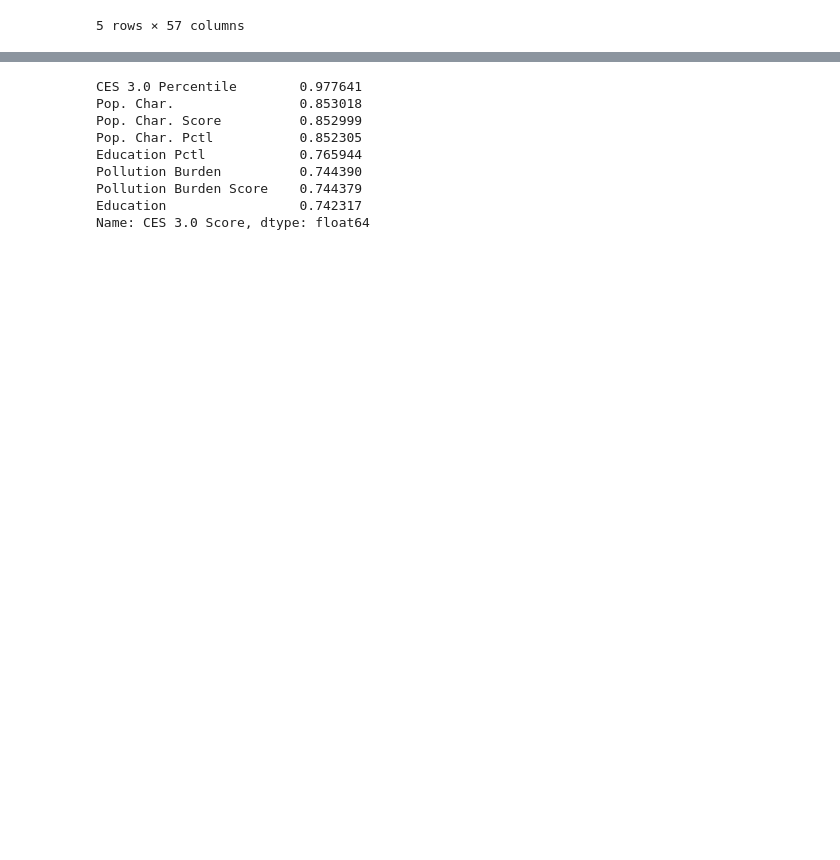
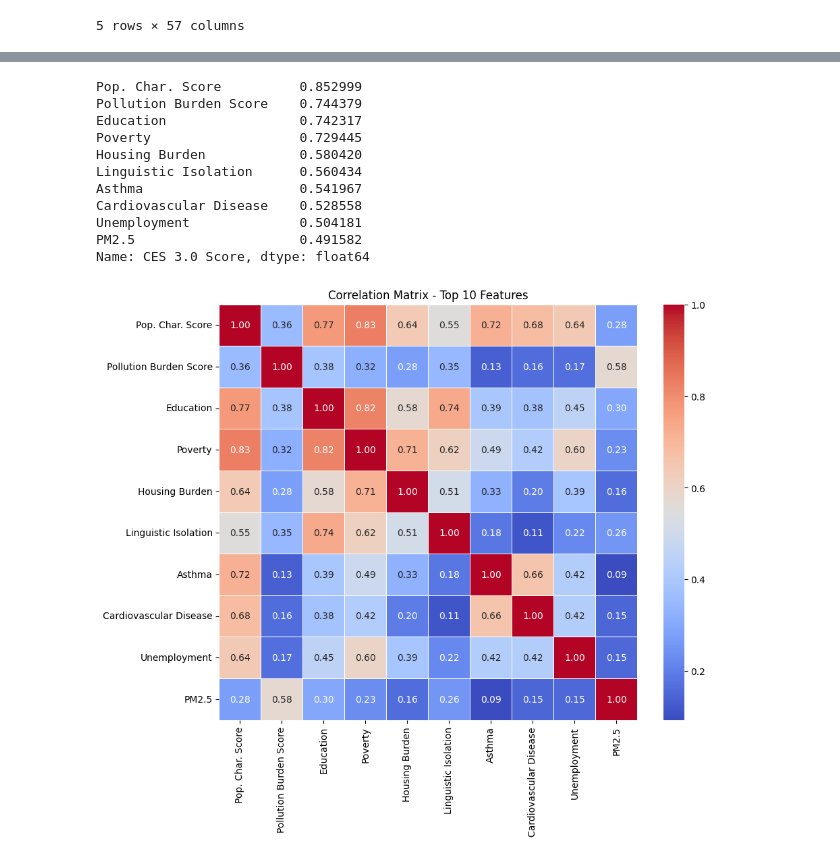
Before and after one commit to KarthikPudi/602-Project, a Jupyter notebook: Project_Check.ipynb, the cells around one changed output, grey strips where cells are left out. Cells and saved outputs as stored; diff of their text form; code cells hidden in the pictures; blank space fills up the shorter version.

Commit message:
Correlation Analysis for top 10 features

```diff
--- a/Project_Check.ipynb
+++ b/Project_Check.ipynb
@@ -103,16 +156,39 @@ plt.show()
 # %%
-# Select the top 8 features highly correlated with CES 3.0
-top_8_features = correlation_matrix['CES 3.0 Score'].sort_values(ascending=False)[1:9]
+# Select the top 10 features highly correlated with CES 3.0
+top_10_features = correlation_matrix['CES 3.0 Score'].sort_values(ascending=False)[1:11]
 
-# Print the top 8 features
-print(top_8_features)
+# Print the top 10 features
+print(top_10_features)
 # %% [output]
-CES 3.0 Percentile        0.977641
-Pop. Char.                0.853018
 Pop. Char. Score          0.852999
-Pop. Char. Pctl           0.852305
-Education Pctl            0.765944
-Pollution Burden          0.744390
 Pollution Burden Score    0.744379
 Education                 0.742317
+Poverty                   0.729445
+Housing Burden            0.580420
+Linguistic Isolation      0.560434
+Asthma                    0.541967
+Cardiovascular Disease    0.528558
+Unemployment              0.504181
+PM2.5                     0.491582
 Name: CES 3.0 Score, dtype: float64
+# %%
+# Assuming you have a DataFrame called data with the top 10 features
+top_10_features = ['Pop. Char. Score', 'Pollution Burden Score', 'Education', 'Poverty', 'Housing Burden',
+                   'Linguistic Isolation', 'Asthma', 'Cardiovascular Disease', 'Unemployment', 'PM2.5']
+correlation_matrix = data[top_10_features].corr()
+
+
+import matplotlib.pyplot as plt
+
+# Assuming you have a DataFrame called 'data' with the top 10 features
+top_10_features = ['Pop. Char. Score', 'Pollution Burden Score', 'Education', 'Poverty', 'Housing Burden',
+                   'Linguistic Isolation', 'Asthma', 'Cardiovascular Disease', 'Unemployment', 'PM2.5']
+correlation_matrix = data[top_10_features].corr()
+
+# Plotting the heatmap
+plt.figure(figsize=(10, 8))
+sns.heatmap(correlation_matrix, annot=True, cmap='coolwarm', fmt=".2f", linewidths=0.5)
+plt.title('Correlation Matrix - Top 10 Features')
+plt.show()
+# %% [output]
+[figure, added]
```
Also changed, not shown: parts of 7 cells of this notebook.
